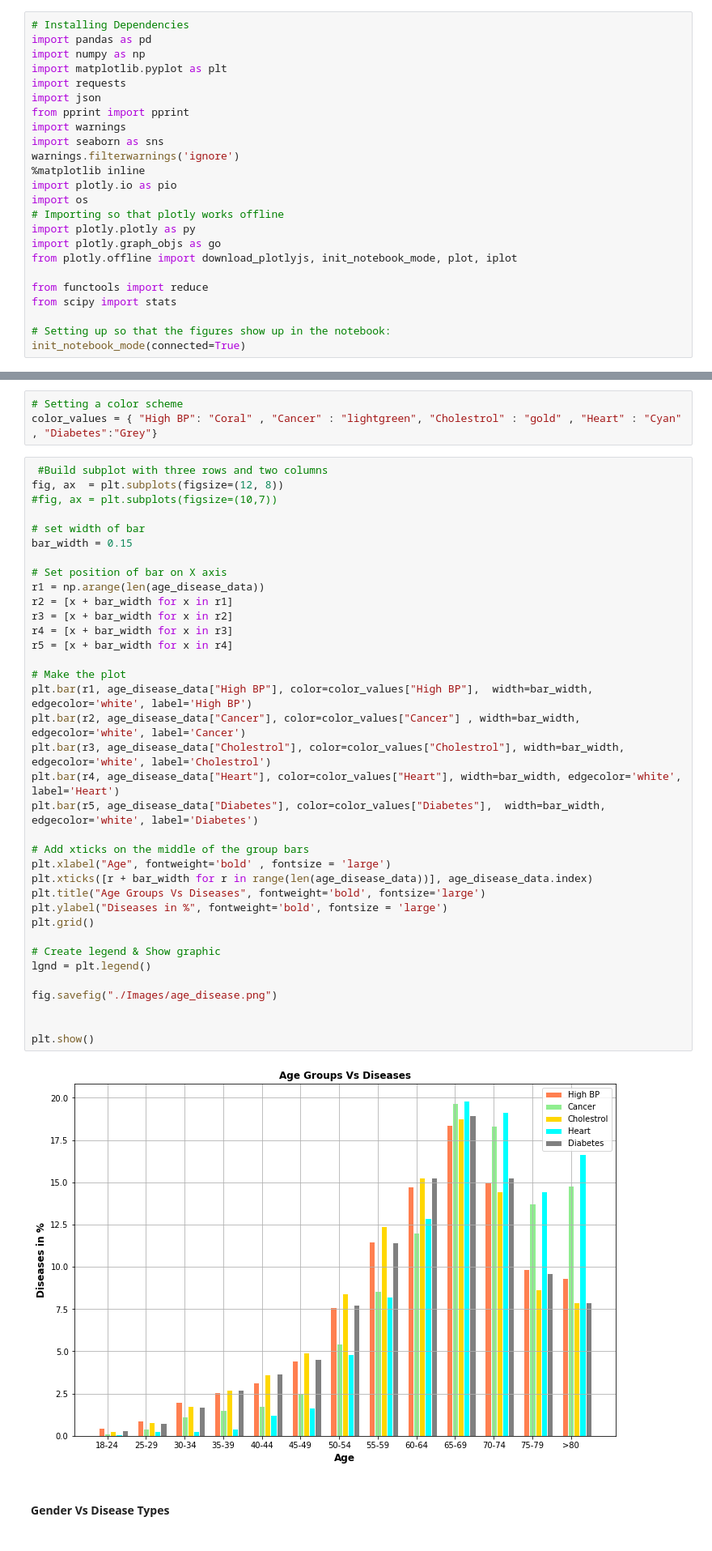
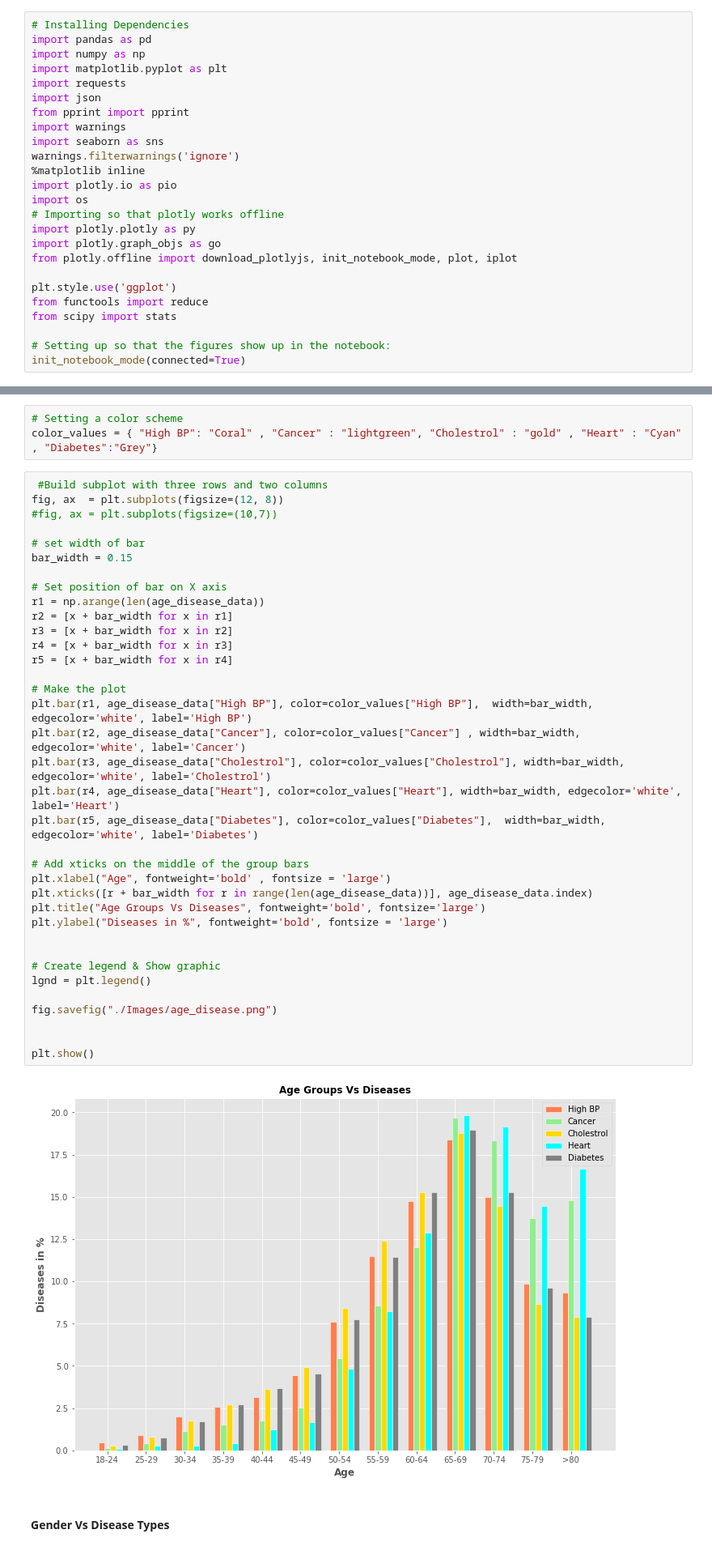
Before and after one commit to ic2019/groupb_project1, a Jupyter notebook: Behavior_Analysis_1.ipynb, the cells around one changed output, grey strips where cells are left out. Shown at 81% size. Drawn from its saved outputs; the diff is of its cells as text.

```diff
--- a/Behavior_Analysis_1.ipynb
+++ b/Behavior_Analysis_1.ipynb
@@ -120,6 +21,7 @@ import plotly.plotly as py
 import plotly.graph_objs as go
 from plotly.offline import download_plotlyjs, init_notebook_mode, plot, iplot
 
+plt.style.use('ggplot')
 from functools import reduce
 from scipy import stats
 
@@ -190,35 +104,35 @@ fig, ax  = plt.subplots(figsize=(12, 8))
 bar_width = 0.15
 
 # Set position of bar on X axis
 r1 = np.arange(len(age_disease_data))
 r2 = [x + bar_width for x in r1]
 r3 = [x + bar_width for x in r2]
 r4 = [x + bar_width for x in r3]
 r5 = [x + bar_width for x in r4]
 
 # Make the plot
 plt.bar(r1, age_disease_data["High BP"], color=color_values["High BP"],  width=bar_width, edgecolor='white', label='High BP')
 plt.bar(r2, age_disease_data["Cancer"], color=color_values["Cancer"] , width=bar_width, edgecolor='white', label='Cancer')
 plt.bar(r3, age_disease_data["Cholestrol"], color=color_values["Cholestrol"], width=bar_width, edgecolor='white', label='Cholestrol')
 plt.bar(r4, age_disease_data["Heart"], color=color_values["Heart"], width=bar_width, edgecolor='white', label='Heart')
 plt.bar(r5, age_disease_data["Diabetes"], color=color_values["Diabetes"],  width=bar_width, edgecolor='white', label='Diabetes')
 
 # Add xticks on the middle of the group bars
 plt.xlabel("Age", fontweight='bold' , fontsize = 'large')
 plt.xticks([r + bar_width for r in range(len(age_disease_data))], age_disease_data.index)
 plt.title("Age Groups Vs Diseases", fontweight='bold', fontsize='large')
 plt.ylabel("Diseases in %", fontweight='bold', fontsize = 'large')
-plt.grid()
+
 
 # Create legend & Show graphic
 lgnd = plt.legend()
 
 fig.savefig("./Images/age_disease.png")
 
 
 plt.show()
 # %% [output]
-[figure, old version]
+[figure, new version]
 # %% [markdown]
 #### Gender Vs Disease Types
 # %%
```
Also changed, not shown: parts of 29 cells of this notebook, 14 other files.
